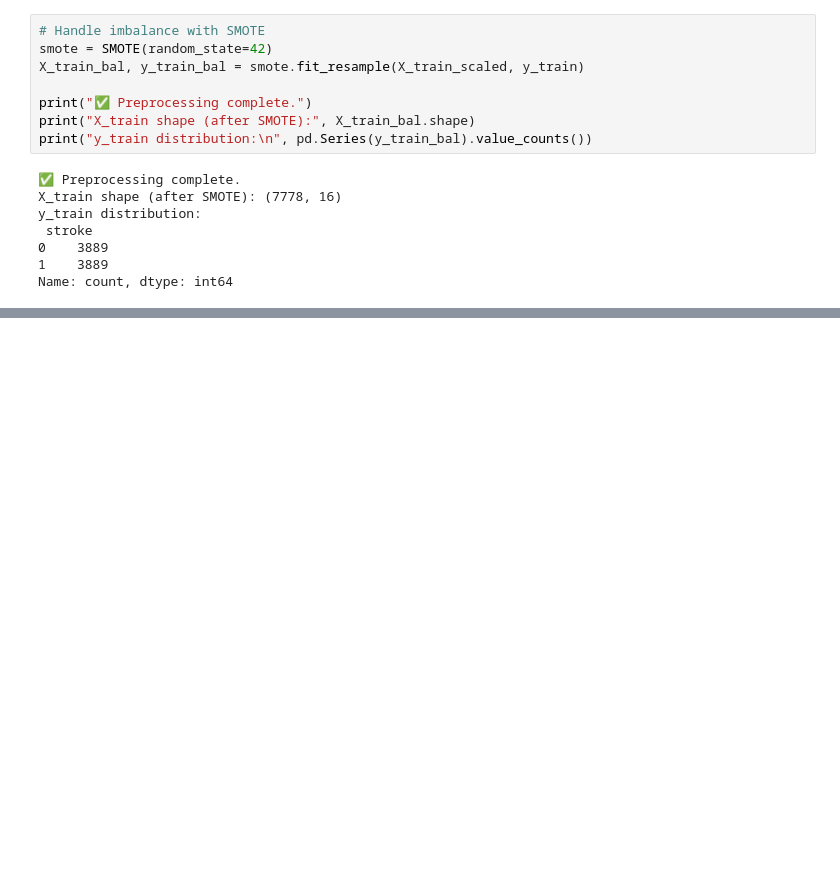
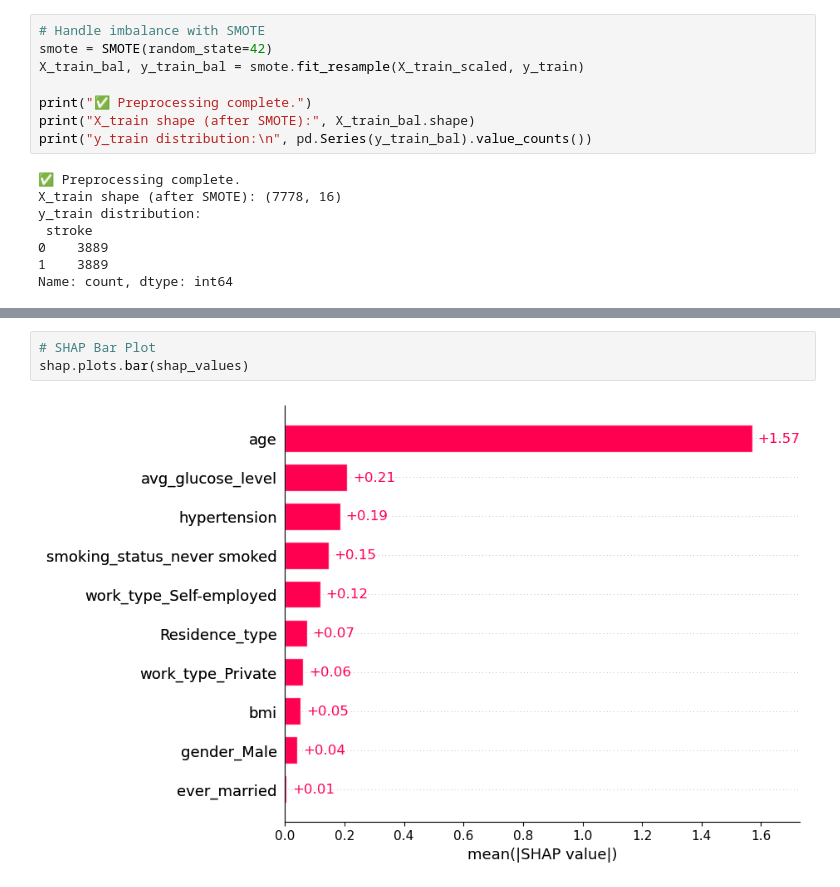
Before and after one commit to AleksaBot/stroke-prediction-ml, a Jupyter notebook: eda.ipynb, the cells around one changed output, grey strips where cells are left out. Saved outputs shown, nothing was run; the diff lists cells and outputs as text; blank space fills up the shorter version.

```diff
--- a/eda.ipynb
+++ b/eda.ipynb
@@ -205,0 +232,5 @@ print("✅ Model saved to models/logistic_regression_stroke.pkl")
+# %%
+# SHAP Bar Plot
+shap.plots.bar(shap_values)
+# %% [output]
+[figure, added]
```
Also changed, not shown: parts of 7 cells of this notebook.
